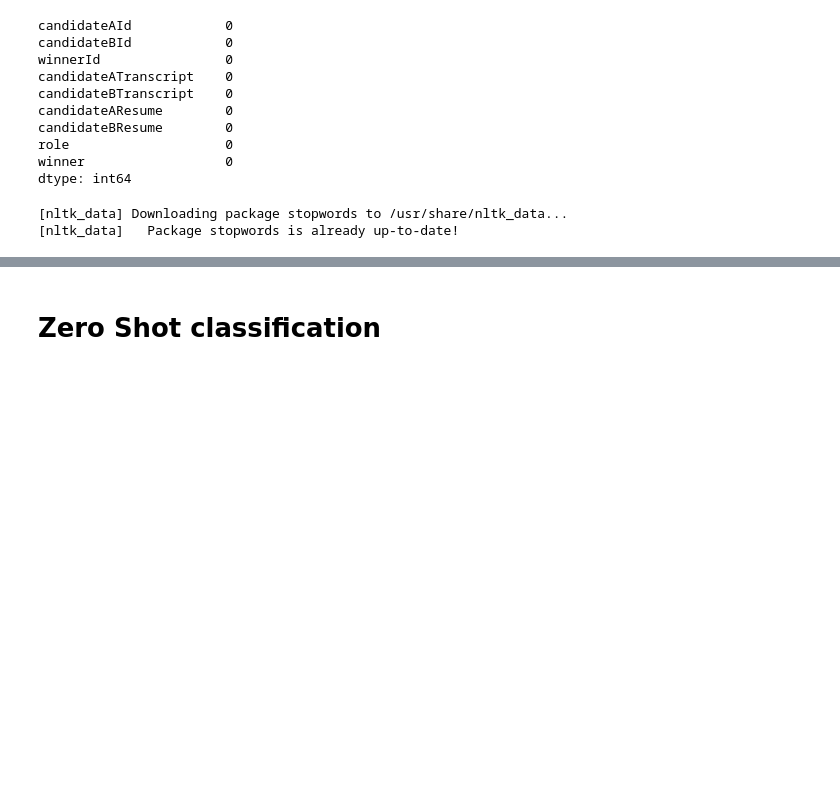
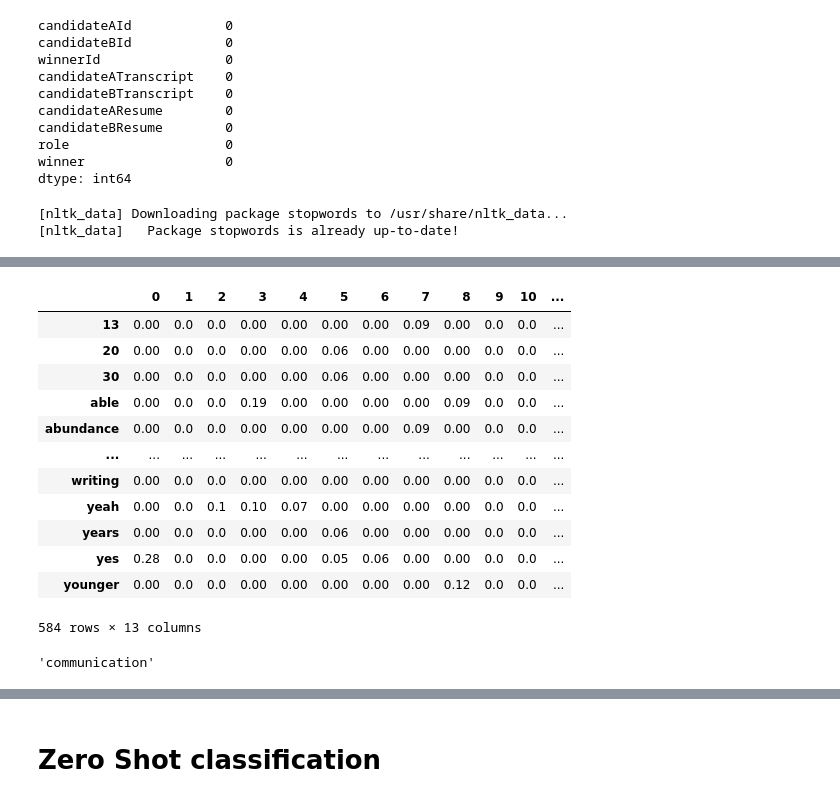
Before and after one commit to MekongDelta-mind/mercor, a Jupyter notebook: candidate_interview/mercor-interview-selection.ipynb, the cells around one changed output, grey strips where cells are left out. Saved outputs shown, nothing was run; the diff lists cells and outputs as text; code cells hidden in the pictures; blank space fills up the shorter version.

```diff
--- a/candidate_interview/mercor-interview-selection.ipynb
+++ b/candidate_interview/mercor-interview-selection.ipynb
@@ -117,0 +200,15 @@ stop_words = set(stopwords.words('english'))
+# %%
+def create_indexed_dict(original_dict):
+#     indexed_dict = {}
+    values_list = []
+    if 'pairs' in original_dict:
+        for i, pair in enumerate(original_dict['pairs']):
+#             indexed_dict[i] = {
+#                 pair[0] + '\n' + pair[1]
+# #                 'interviewer': pair[0],
+# #                 'interviewee': pair[1]
+#             }
+            values_list.append(pair[0] + '\n' + pair[1])
+    return values_list
+# %%
+transcript_list = create_indexed_dict(result)
@@ -117,0 +262,3 @@ stop_words = set(stopwords.words('english'))
+# %%
+cv = TfidfVectorizer(stop_words='english')
+X = cv.fit_transform(transcript_list)
@@ -117,0 +271,3 @@ stop_words = set(stopwords.words('english'))
+# %%
+names = cv.get_feature_names_out()
+names[4:50]
@@ -117,0 +284,23 @@ stop_words = set(stopwords.words('english'))
+# %%
+df_docs = pd.DataFrame(X.toarray(), columns=names).T
+df_docs.round(2)
+# %% [output]
+|  | 0 | 1 | 2 | 3 | 4 | 5 | 6 | 7 | 8 | 9 | 10 | ... |
+| 13 | 0.00 | 0.0 | 0.0 | 0.00 | 0.00 | 0.00 | 0.00 | 0.09 | 0.00 | 0.0 | 0.0 | ... |
+| 20 | 0.00 | 0.0 | 0.0 | 0.00 | 0.00 | 0.06 | 0.00 | 0.00 | 0.00 | 0.0 | 0.0 | ... |
+| 30 | 0.00 | 0.0 | 0.0 | 0.00 | 0.00 | 0.06 | 0.00 | 0.00 | 0.00 | 0.0 | 0.0 | ... |
+| able | 0.00 | 0.0 | 0.0 | 0.19 | 0.00 | 0.00 | 0.00 | 0.00 | 0.09 | 0.0 | 0.0 | ... |
+| abundance | 0.00 | 0.0 | 0.0 | 0.00 | 0.00 | 0.00 | 0.00 | 0.09 | 0.00 | 0.0 | 0.0 | ... |
+| ... | ... | ... | ... | ... | ... | ... | ... | ... | ... | ... | ... | ... |
+| writing | 0.00 | 0.0 | 0.0 | 0.00 | 0.00 | 0.00 | 0.00 | 0.00 | 0.00 | 0.0 | 0.0 | ... |
+| yeah | 0.00 | 0.0 | 0.1 | 0.10 | 0.07 | 0.00 | 0.00 | 0.00 | 0.00 | 0.0 | 0.0 | ... |
+| years | 0.00 | 0.0 | 0.0 | 0.00 | 0.00 | 0.06 | 0.00 | 0.00 | 0.00 | 0.0 | 0.0 | ... |
+| yes | 0.28 | 0.0 | 0.0 | 0.00 | 0.00 | 0.05 | 0.06 | 0.00 | 0.00 | 0.0 | 0.0 | ... |
+| younger | 0.00 | 0.0 | 0.0 | 0.00 | 0.00 | 0.00 | 0.00 | 0.00 | 0.12 | 0.0 | 0.0 | ... |
+584 rows × 13 columns
+# %%
+# sample_query = df.iloc[0]['role']
+sample_query = 'communication'
+sample_query
+# %% [output]
+'communication'
```
Also changed, not shown: parts of 46 cells of this notebook.
